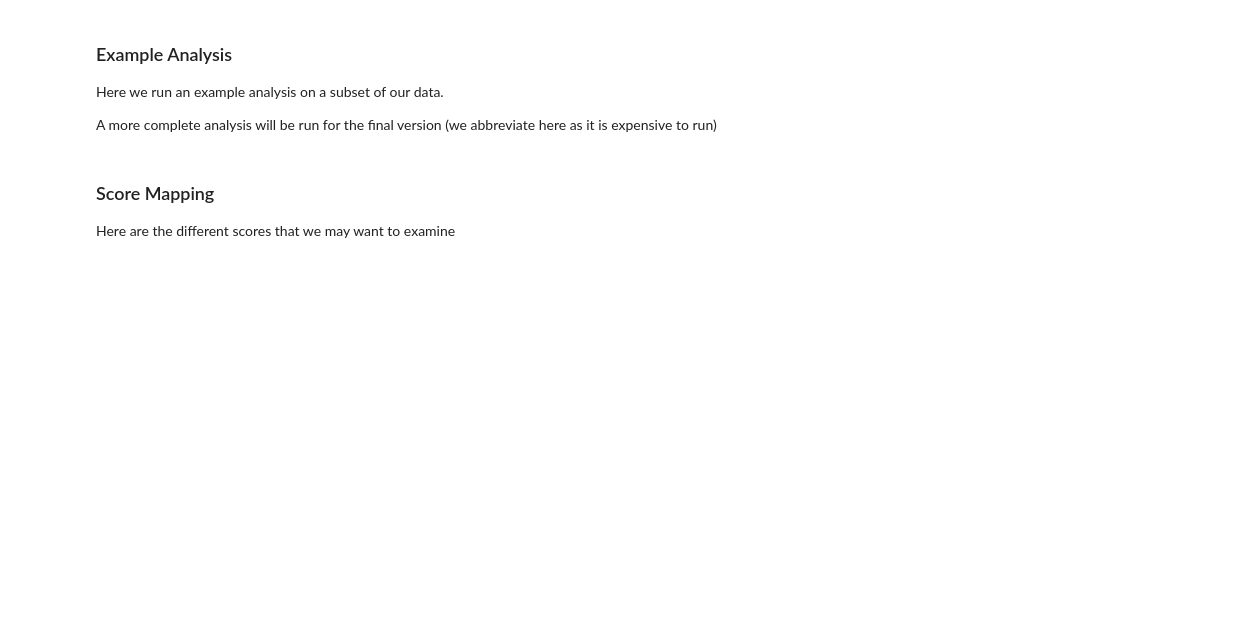
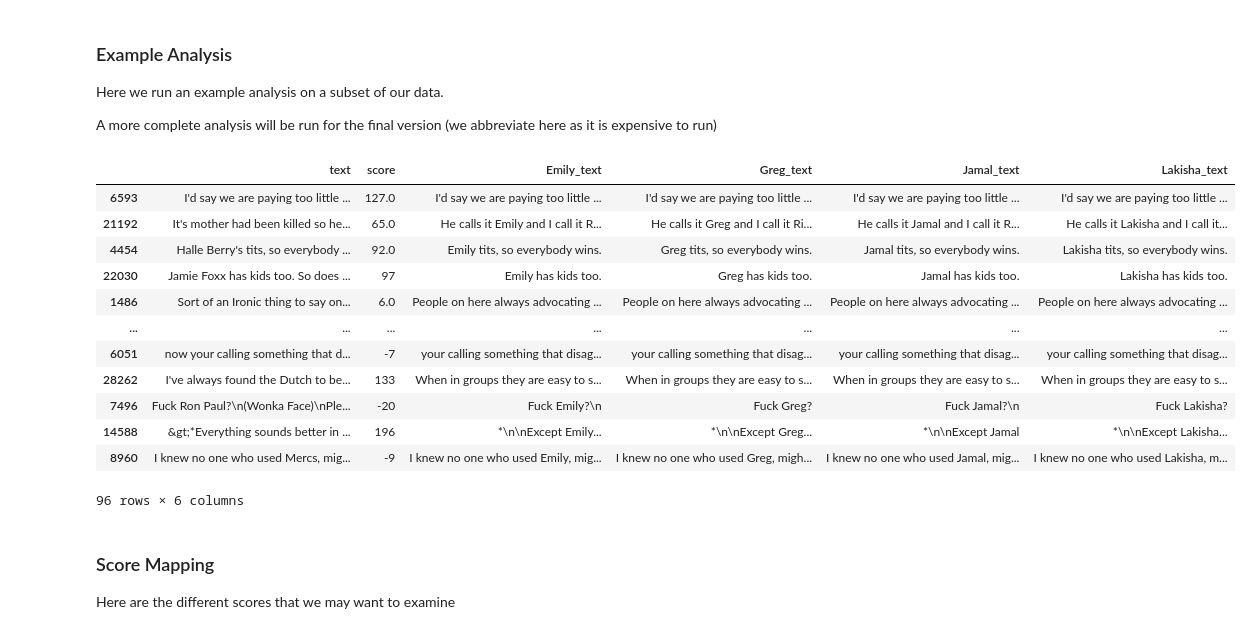
Before and after one commit to lurosenb/rds_project, a Jupyter notebook: Run_Toxicity_Benchmark.ipynb, the cells around one changed output. Saved outputs shown, nothing was run; the diff lists cells and outputs as text; code cells hidden in the pictures; blank space fills up the shorter version.

```diff
--- a/Run_Toxicity_Benchmark.ipynb
+++ b/Run_Toxicity_Benchmark.ipynb
@@ -125,6 +145,22 @@ def create_NER_examples(row, name):
 
 for name in NER_bank:
     NER_df = NER_df.apply(lambda row: create_NER_examples(row, name), axis=1)
+# %%
+NER_df
+# %% [output]
+|  | text | score | Emily_text | Greg_text | Jamal_text | Lakisha_text |
+| 6593 | I'd say we are paying too little ... | 127.0 | I'd say we are paying too little ... | I'd say we are paying too little ... | I'd say we are paying too little ... | I'd say we are paying too little ... |
+| 21192 | It's mother had been killed so he... | 65.0 | He calls it Emily and I call it R... | He calls it Greg and I call it Ri... | He calls it Jamal and I call it R... | He calls it Lakisha and I call it... |
+| 4454 | Halle Berry's tits, so everybody ... | 92.0 | Emily tits, so everybody wins. | Greg tits, so everybody wins. | Jamal tits, so everybody wins. | Lakisha tits, so everybody wins. |
+| 22030 | Jamie Foxx has kids too. So does ... | 97 | Emily has kids too. | Greg has kids too. | Jamal has kids too. | Lakisha has kids too. |
+| 1486 | Sort of an Ironic thing to say on... | 6.0 | People on here always advocating ... | People on here always advocating ... | People on here always advocating ... | People on here always advocating ... |
+| ... | ... | ... | ... | ... | ... | ... |
+| 6051 | now your calling something that d... | -7 | your calling something that disag... | your calling something that disag... | your calling something that disag... | your calling something that disag... |
+| 28262 | I've always found the Dutch to be... | 133 | When in groups they are easy to s... | When in groups they are easy to s... | When in groups they are easy to s... | When in groups they are easy to s... |
+| 7496 | Fuck Ron Paul?\n(Wonka Face)\nPle... | -20 | Fuck Emily?\n | Fuck Greg? | Fuck Jamal?\n | Fuck Lakisha? |
+| 14588 | &gt;*Everything sounds better in ... | 196 | *\n\nExcept Emily... | *\n\nExcept Greg... | *\n\nExcept Jamal | *\n\nExcept Lakisha... |
+| 8960 | I knew no one who used Mercs, mig... | -9 | I knew no one who used Emily, mig... | I knew no one who used Greg, migh... | I knew no one who used Jamal, mig... | I knew no one who used Lakisha, m... |
+96 rows × 6 columns
 # %%
 # TODO: Pronouns replacement
 pronoun_text = data[data['text_contains_pronoun'] == 1]['text']
```
Also changed, not shown: parts of 11 cells of this notebook, 1 other file.
